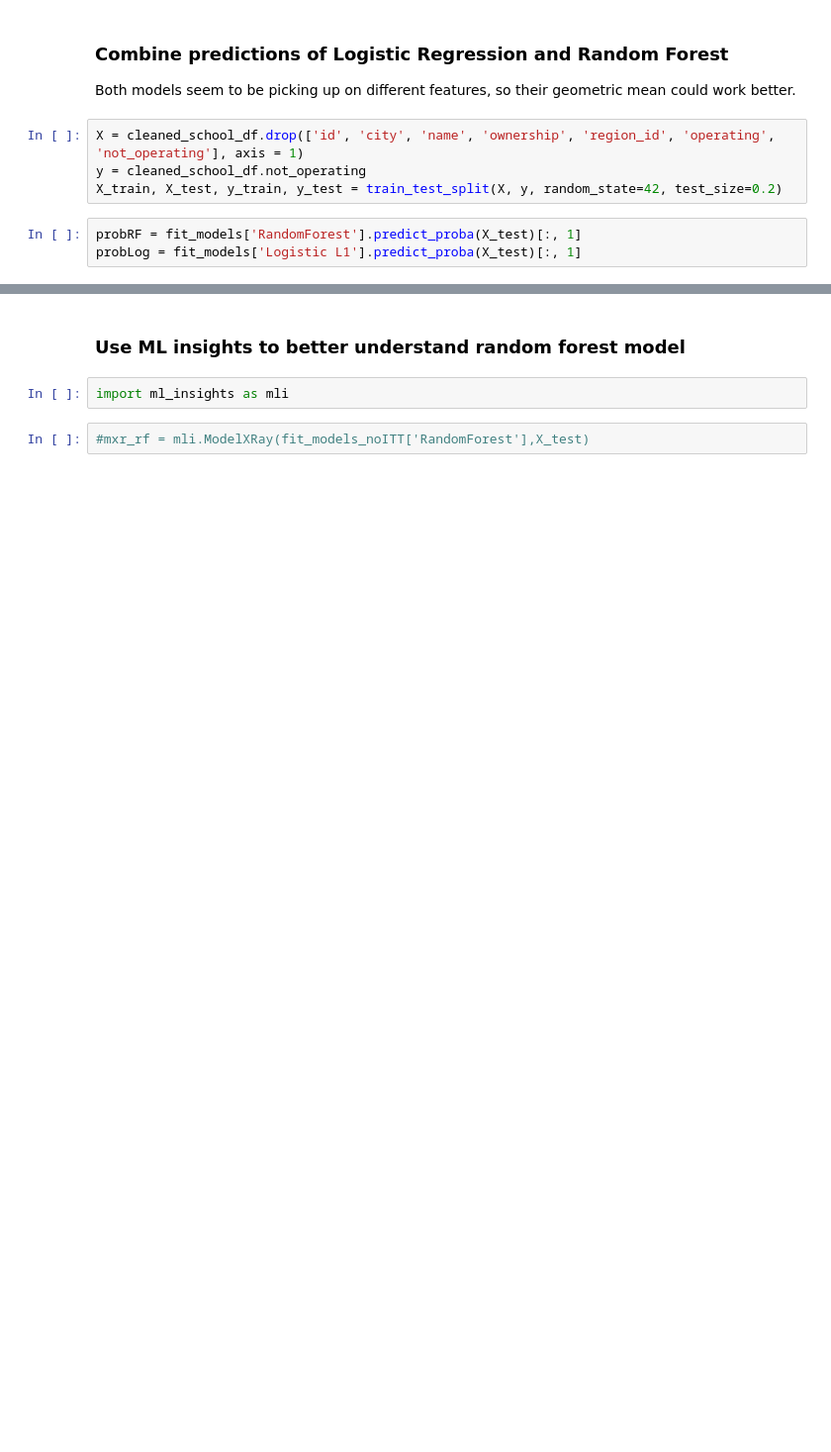
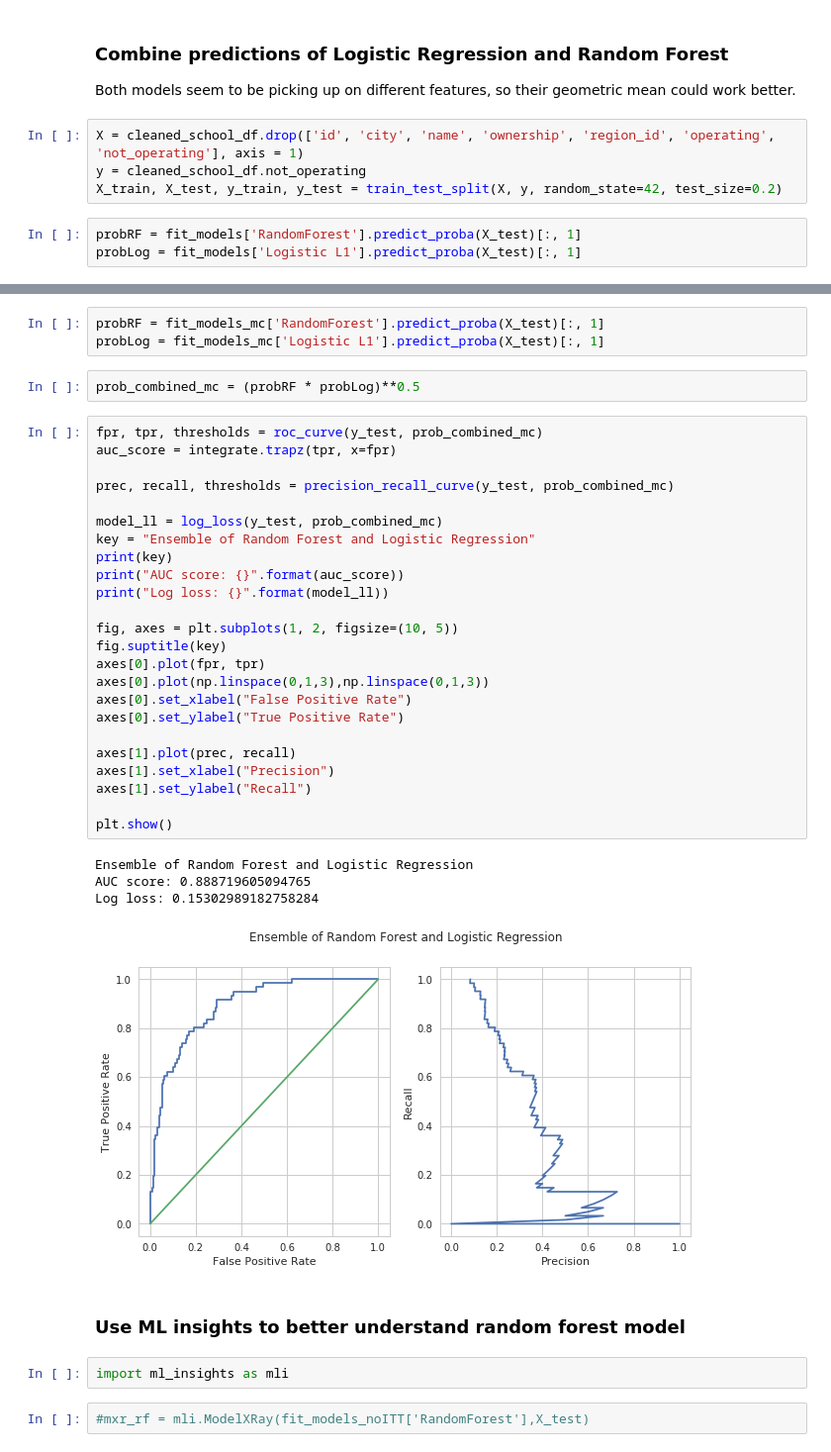
Before and after one commit to aawiegel/CollegeClassification, a Jupyter notebook: Classification.ipynb, the cells around one changed output, grey strips where cells are left out. Shown at 99% size. Drawn from its saved outputs; the diff is of its cells as text; blank space fills up the shorter version.

Commit message:
fixed prediction bug

```diff
--- a/Classification.ipynb
+++ b/Classification.ipynb
@@ -676,3 +759,37 @@ Log loss: 0.18878252001746218
+# %%
+probRF = fit_models_mc['RandomForest'].predict_proba(X_test)[:, 1]
+probLog = fit_models_mc['Logistic L1'].predict_proba(X_test)[:, 1]
+# %%
+prob_combined_mc = (probRF * probLog)**0.5
+# %%
+fpr, tpr, thresholds = roc_curve(y_test, prob_combined_mc)
+auc_score = integrate.trapz(tpr, x=fpr)
+
+prec, recall, thresholds = precision_recall_curve(y_test, prob_combined_mc)
+
+model_ll = log_loss(y_test, prob_combined_mc)
+key = "Ensemble of Random Forest and Logistic Regression"
+print(key)
+print("AUC score: {}".format(auc_score))
+print("Log loss: {}".format(model_ll))
+
+fig, axes = plt.subplots(1, 2, figsize=(10, 5))
+fig.suptitle(key)
+axes[0].plot(fpr, tpr)
+axes[0].plot(np.linspace(0,1,3),np.linspace(0,1,3))
+axes[0].set_xlabel("False Positive Rate")
+axes[0].set_ylabel("True Positive Rate")
+
+axes[1].plot(prec, recall)
+axes[1].set_xlabel("Precision")
+axes[1].set_ylabel("Recall")
+
+plt.show()
+# %% [output]
+Ensemble of Random Forest and Logistic Regression
+AUC score: 0.888719605094765
+Log loss: 0.15302989182758284
+[figure, added]
 # %% [markdown]
 ### Use ML insights to better understand random forest model
 # %%
```
Also changed, not shown: parts of 25 cells of this notebook.
